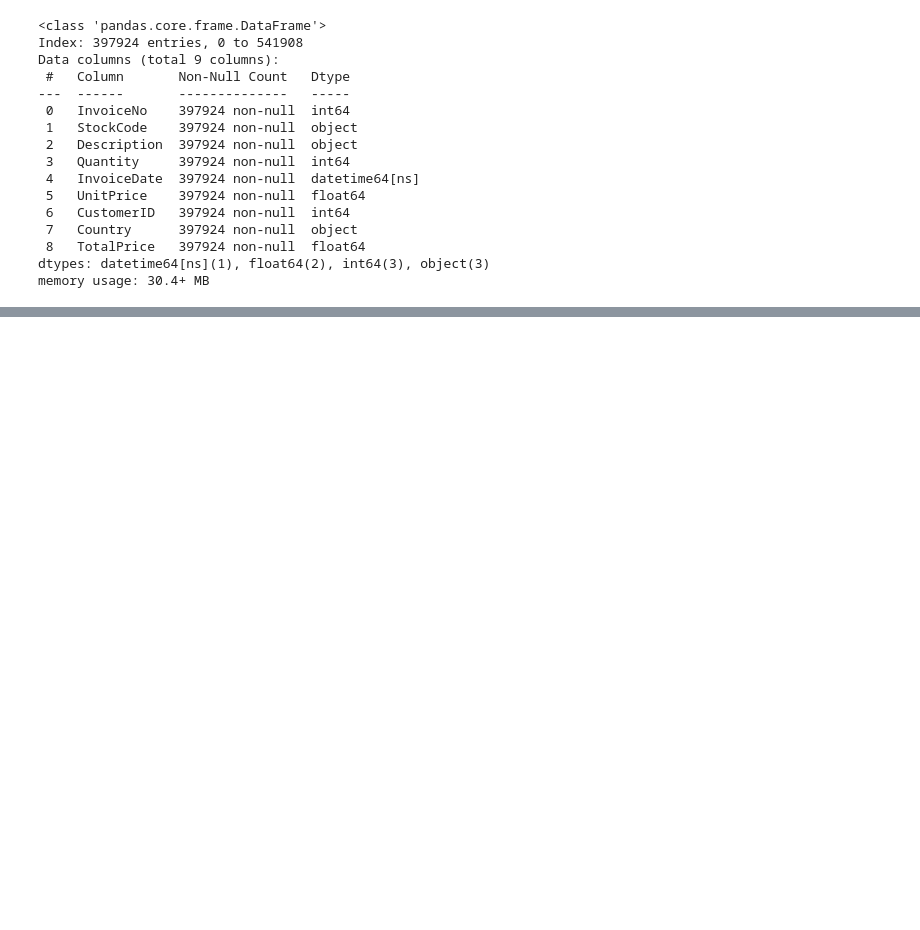
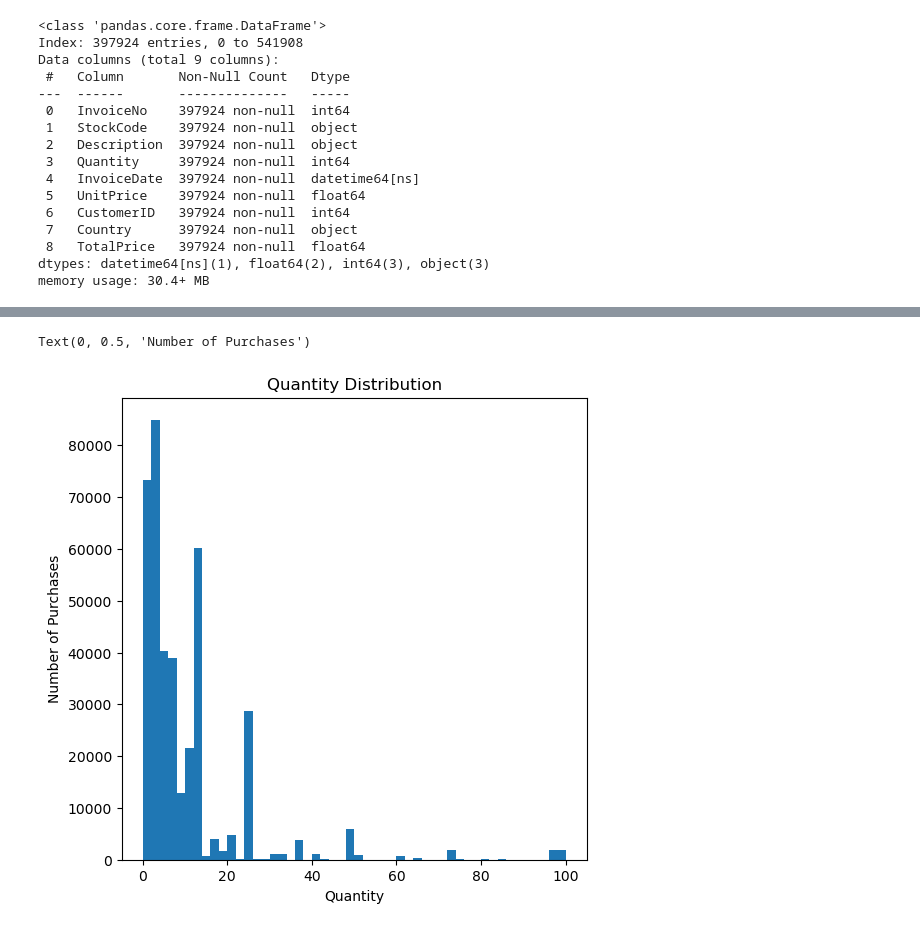
Before and after one commit to aadupuy/ecommerce_miniproject, a Jupyter notebook: ecommerce_miniproject.ipynb, the cells around one changed output, grey strips where cells are left out. Drawn from its saved outputs; the diff is of its cells as text; code cells hidden in the pictures; blank space fills up the shorter version.

```diff
--- a/ecommerce_miniproject.ipynb
+++ b/ecommerce_miniproject.ipynb
@@ -109,0 +200,10 @@ memory usage: 30.4+ MB
+# %%
+# Look at quantity distributions
+f, ax = plt.subplots(1,1, figsize=(6, 6))
+ax.hist(cleaned_retail_data['Quantity'], bins=50, range=(0, 100))
+ax.set_title('Quantity Distribution')
+ax.set_xlabel('Quantity')
+ax.set_ylabel('Number of Purchases')
+# %% [output]
+Text(0, 0.5, 'Number of Purchases')
+[figure, added]
```
Also changed, not shown: parts of 13 cells of this notebook, 1 other file.
